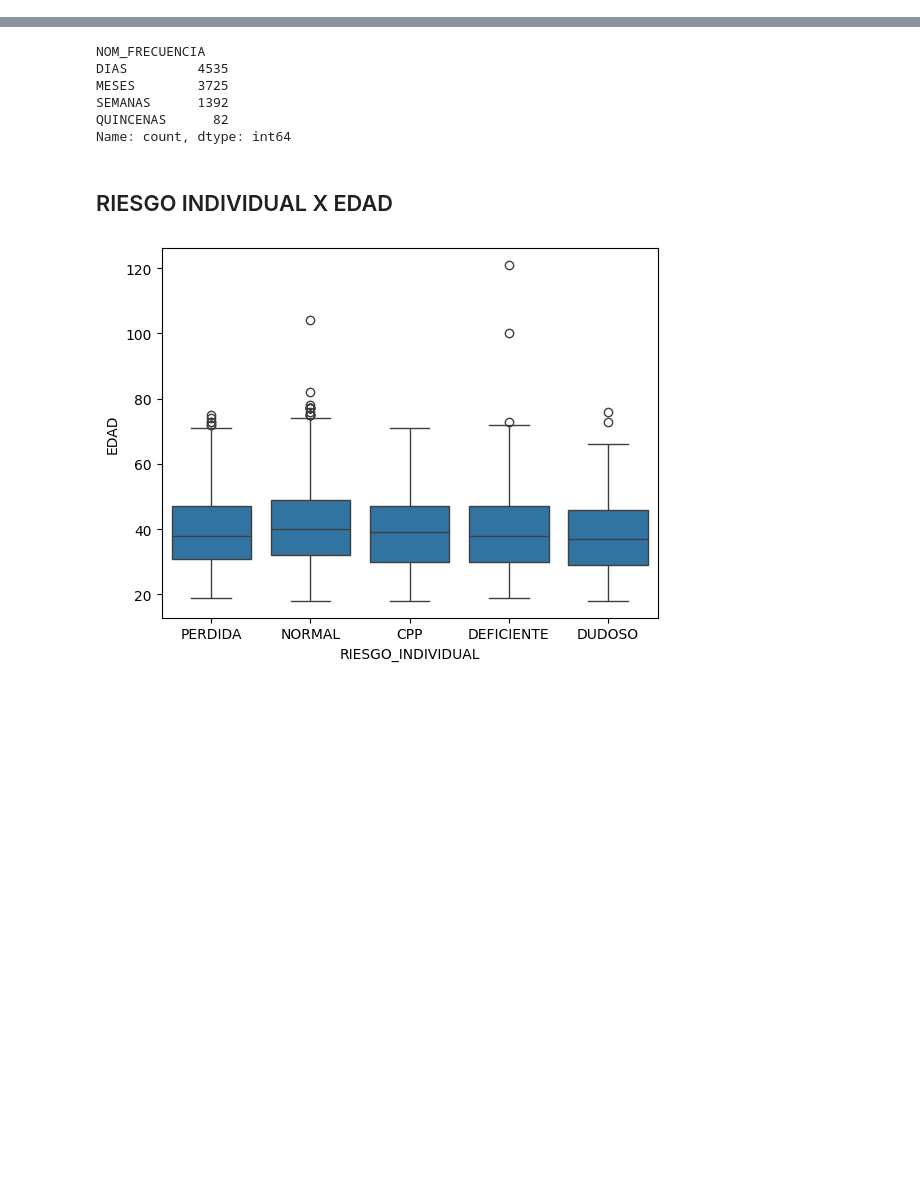
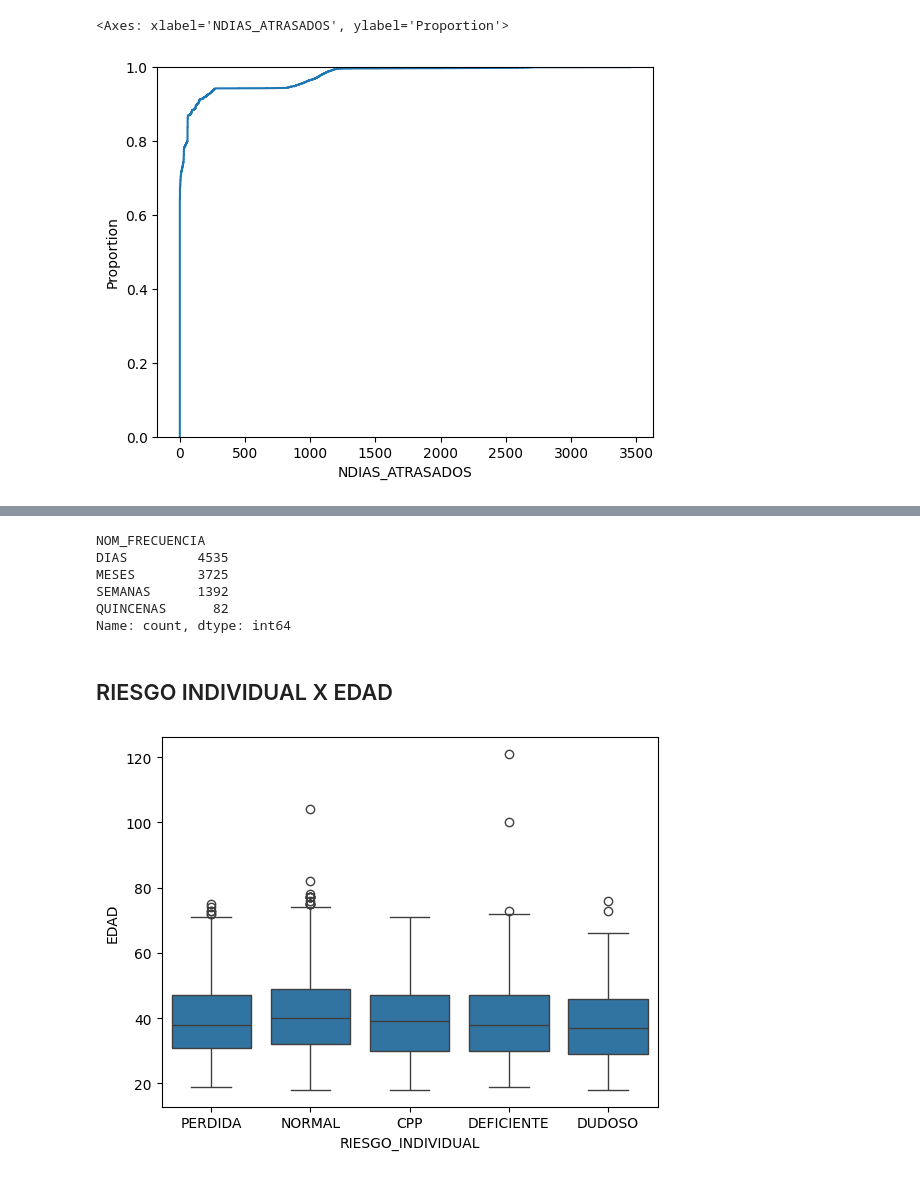
Before and after one commit to AxelSaire/Modelo-de-Riesgo-Crediticio, a Jupyter notebook: CNA.ipynb, the cells around one changed output, grey strips where cells are left out. Saved outputs shown, nothing was run; the diff lists cells and outputs as text; code cells hidden in the pictures; blank space fills up the shorter version.

```diff
--- a/CNA.ipynb
+++ b/CNA.ipynb
@@ -11,0 +226,6 @@ data = pd.read_csv("./dataset.csv",delimiter=";")
+# %%
+mask = data['CUO_FALTANTES_VIGENTES'] != 0
+data['CUO_FALTANTES'] = data.loc[mask, 'CUO_FALTANTES'].ffill()
+# %%
+data['CUO_FALTANTES'] = data['CUO_FALTANTES'].cat.add_categories(['0'])
+data['CUO_FALTANTES'] = data['CUO_FALTANTES'].fillna('0')
@@ -11,0 +245,6 @@ data = pd.read_csv("./dataset.csv",delimiter=";")
+# %%
+data.loc[data['CUO_FALTANTES'].isin(['2-6', '0-1']), 'CUO_FALTANTES'] = np.nan
+# %%
+data['CUO_FALTANTES'] = data['CUO_FALTANTES'].cat.add_categories(['1-6'])
+data['CUO_FALTANTES'] = data['CUO_FALTANTES'].fillna('1-6')
+data['CUO_FALTANTES'].replace(['0-1', '2-6'], np.nan, inplace = True);
@@ -11,0 +293,5 @@ data = pd.read_csv("./dataset.csv",delimiter=";")
+# %%
+sns.ecdfplot(data=data,x='NDIAS_ATRASADOS')
+# %% [output]
+<Axes: xlabel='NDIAS_ATRASADOS', ylabel='Proportion'>
+[figure, added]
```
Also changed, not shown: parts of 63 cells of this notebook.
